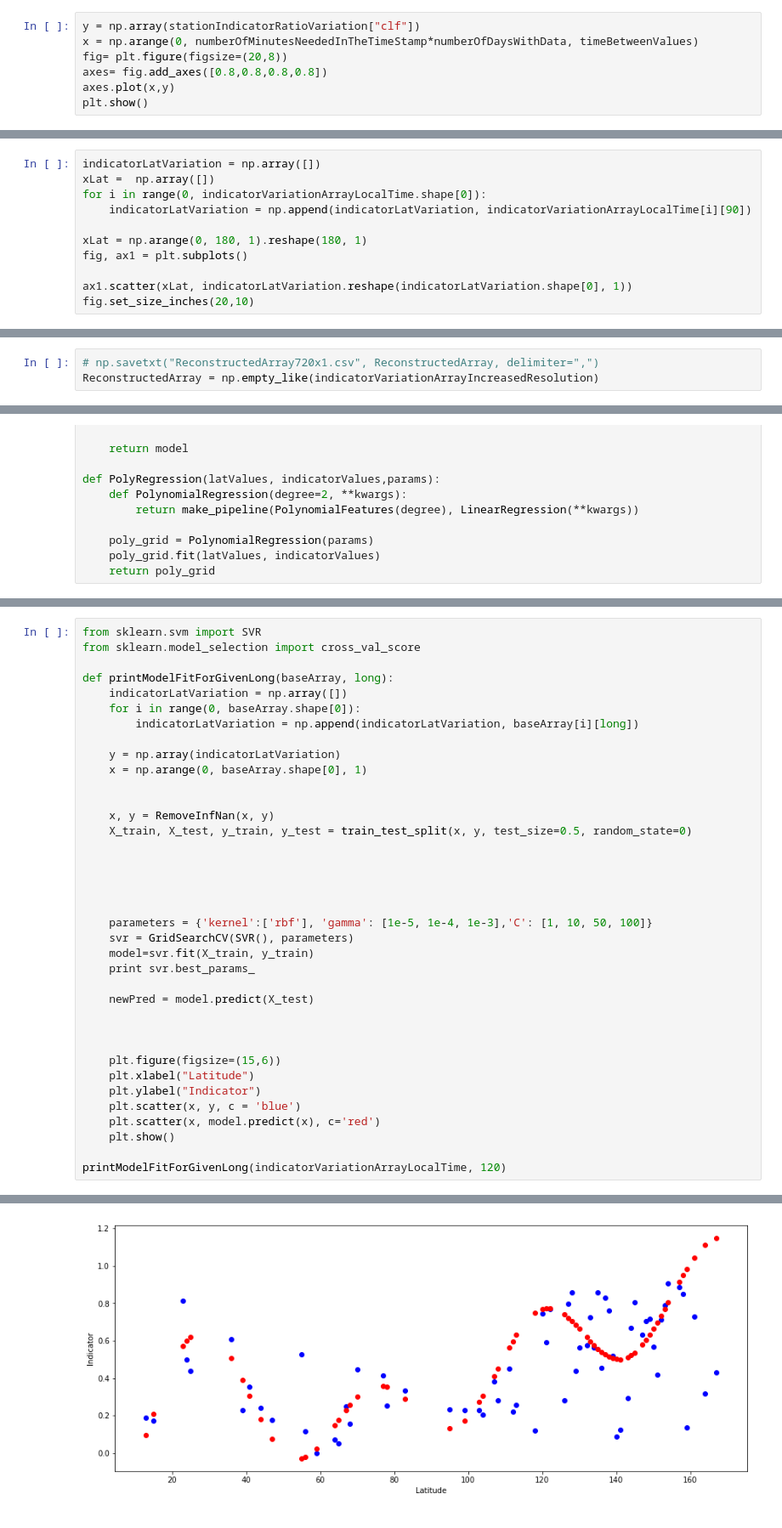
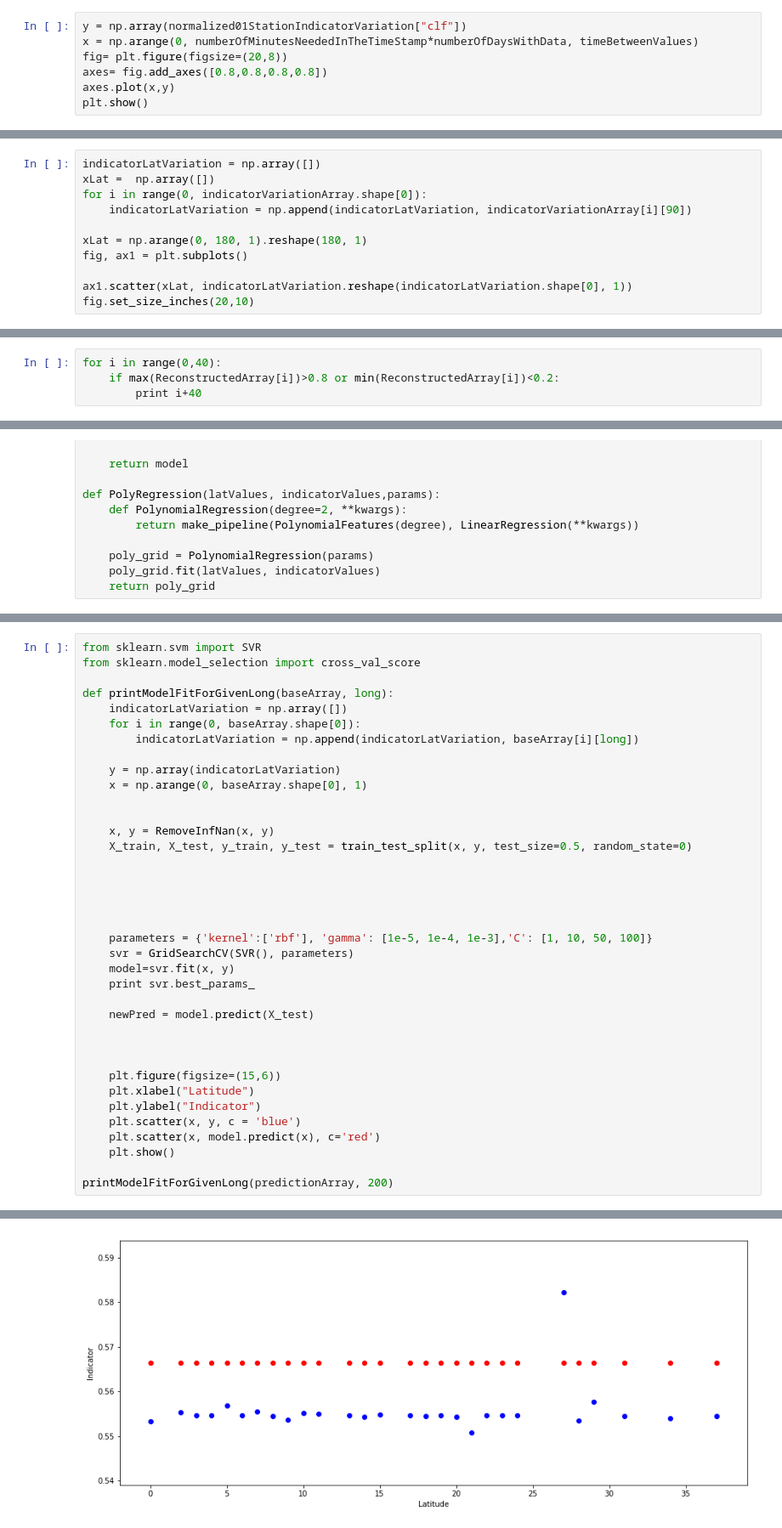
Before and after one commit to Pierre-LaurentC/IonosphericSignalRecontruction, a Jupyter notebook: SignalReconstruction.ipynb, the cells around one changed output, grey strips where cells are left out. Shown: that part at 85% size. Saved outputs shown, nothing was run; the diff lists cells and outputs as text.

```diff
--- a/SignalReconstruction.ipynb
+++ b/SignalReconstruction.ipynb
@@ -220,7 +222,7 @@ def ManuallyNormalizeData01():
 # NormalizeData01()
 ManuallyNormalizeData01()
 # %%
-y = np.array(stationIndicatorRatioVariation["clf"])
+y = np.array(normalized01StationIndicatorVariation["clf"])
 x = np.arange(0, numberOfMinutesNeededInTheTimeStamp*numberOfDaysWithData, timeBetweenValues)
 fig= plt.figure(figsize=(20,8))
 axes= fig.add_axes([0.8,0.8,0.8,0.8])
@@ -298,8 +300,8 @@ plt.show(fig)
 # %%
 indicatorLatVariation = np.array([])
 xLat =  np.array([])
-for i in range(0, indicatorVariationArrayLocalTime.shape[0]):
-    indicatorLatVariation = np.append(indicatorLatVariation, indicatorVariationArrayLocalTime[i][90])
+for i in range(0, indicatorVariationArray.shape[0]):
+    indicatorLatVariation = np.append(indicatorLatVariation, indicatorVariationArray[i][90])
 
 xLat = np.arange(0, 180, 1).reshape(180, 1)
 fig, ax1 = plt.subplots()
@@ -346,6 +371,3 @@ Latitude index 539 predicted out of 540 in total, with hyper parameters {'kernel
-# %%
-# np.savetxt("ReconstructedArray720x1.csv", ReconstructedArray, delimiter=",")
-ReconstructedArray = np.empty_like(indicatorVariationArrayIncreasedResolution)
 # %%
 def IncreaseLatitudeResolution(array,resolutionValue):
     insertionArray = np.full((array.shape[0]*resolutionValue,numberOfMinutesNeededInTheTimeStamp/timeBetweenValues),np.nan)
@@ -395,0 +460,4 @@ plt.show()
+# %%
+for i in range(0,40):
+    if max(ReconstructedArray[i])>0.8 or min(ReconstructedArray[i])<0.2:
+        print i+40
@@ -498,7 +571,7 @@ def printModelFitForGivenLong(baseArray, long):
 
     parameters = {'kernel':['rbf'], 'gamma': [1e-5, 1e-4, 1e-3],'C': [1, 10, 50, 100]}
     svr = GridSearchCV(SVR(), parameters)
-    model=svr.fit(X_train, y_train)
+    model=svr.fit(x, y)
     print svr.best_params_
 
     newPred = model.predict(X_test)
@@ -512,5 +585,5 @@ def printModelFitForGivenLong(baseArray, long):
     plt.scatter(x, model.predict(x), c='red')
     plt.show()
 
-printModelFitForGivenLong(indicatorVariationArrayLocalTime, 120)
+printModelFitForGivenLong(predictionArray, 200)
 # %% [output]
@@ -518 +591 @@ printModelFitForGivenLong(indicatorVariationArrayLocalTime, 120)
-[figure, old version]
+[figure, new version]
```
Also changed, not shown: parts of 19 cells of this notebook, 1 other file.
